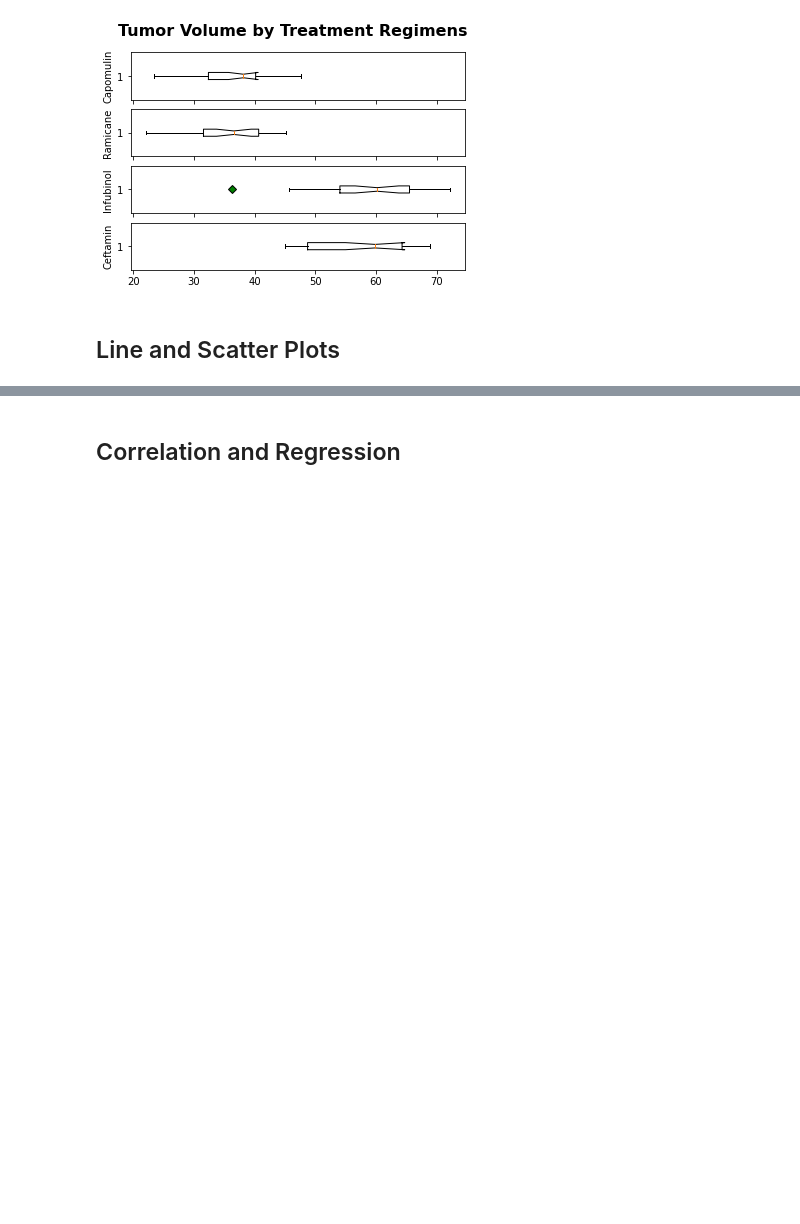
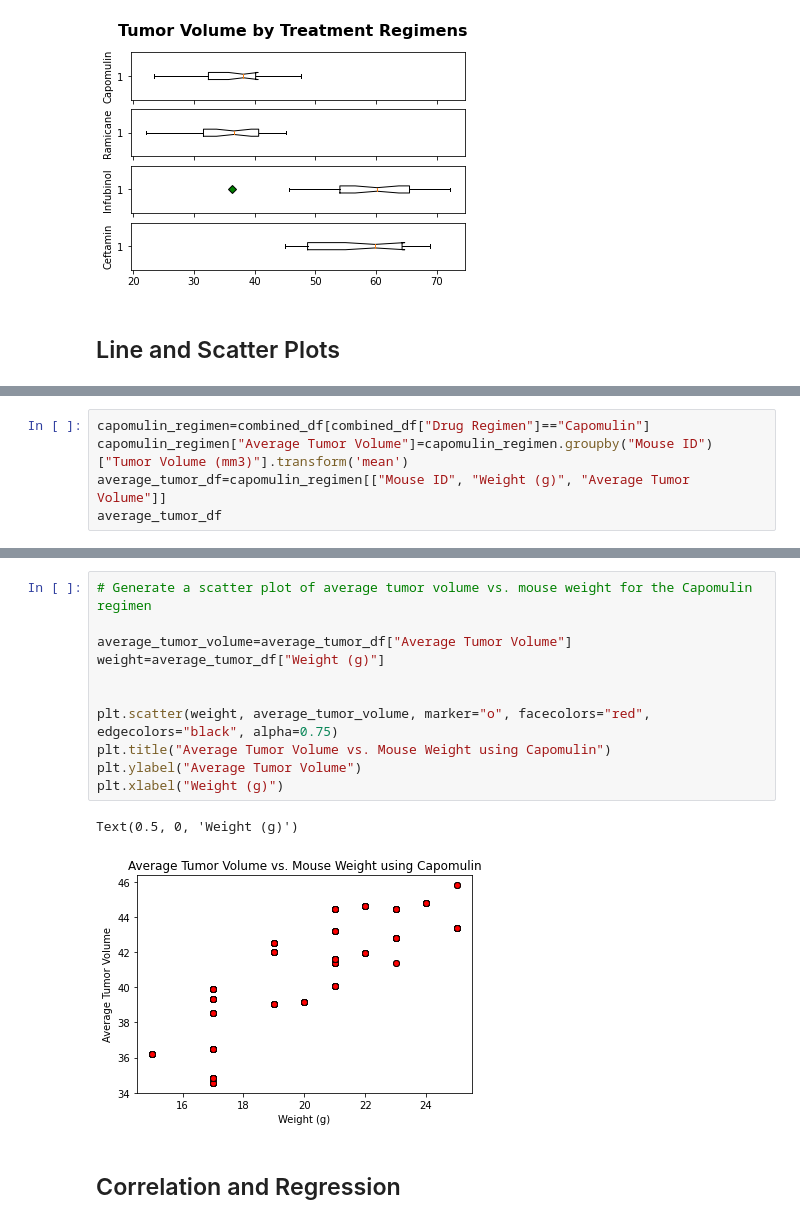
Before and after one commit to Sjenn257/matplotlib-challenge, a Jupyter notebook: pymaceuticals_starter.ipynb, the cells around one changed output, grey strips where cells are left out. Saved outputs shown, nothing was run; the diff lists cells and outputs as text; blank space fills up the shorter version.

```diff
--- a/pymaceuticals_starter.ipynb
+++ b/pymaceuticals_starter.ipynb
@@ -455,0 +481,5 @@ plt.show()
+# %%
+capomulin_regimen=combined_df[combined_df["Drug Regimen"]=="Capomulin"]
+capomulin_regimen["Average Tumor Volume"]=capomulin_regimen.groupby("Mouse ID")["Tumor Volume (mm3)"].transform('mean')
+average_tumor_df=capomulin_regimen[["Mouse ID", "Weight (g)", "Average Tumor Volume"]]
+average_tumor_df
@@ -456,3 +504,17 @@ plt.show()
+# %%
+# Generate a scatter plot of average tumor volume vs. mouse weight for the Capomulin regimen
+
+average_tumor_volume=average_tumor_df["Average Tumor Volume"]
+weight=average_tumor_df["Weight (g)"]
+
+
+plt.scatter(weight, average_tumor_volume, marker="o", facecolors="red", edgecolors="black", alpha=0.75)
+plt.title("Average Tumor Volume vs. Mouse Weight using Capomulin")
+plt.ylabel("Average Tumor Volume")
+plt.xlabel("Weight (g)")
+# %% [output]
+Text(0.5, 0, 'Weight (g)')
+[figure, added]
 # %% [markdown]
 ## Correlation and Regression
 # %%
```
Also changed, not shown: parts of 5 cells of this notebook.
